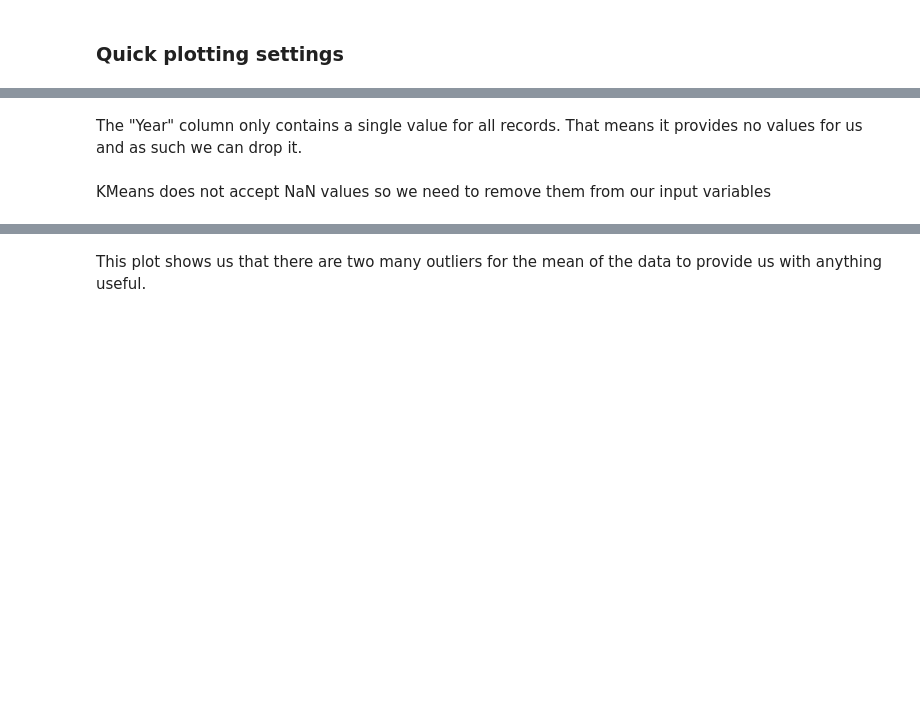
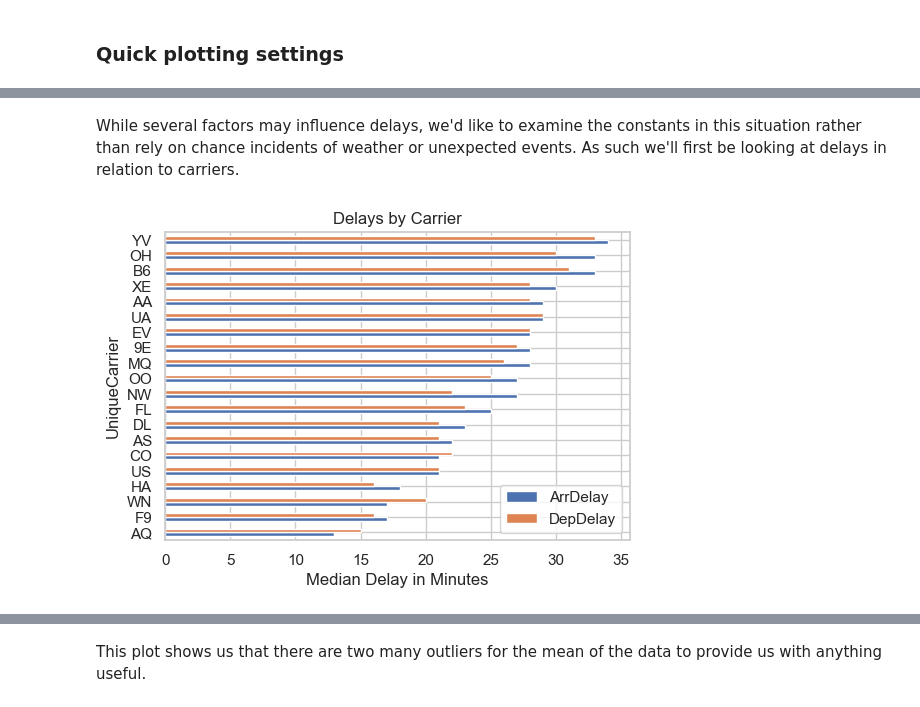
Before and after one commit to ethanbleier/Predicting-Flight-Delays-For-Domestic-Airlines, a Jupyter notebook: project2.ipynb, the cells around one changed output, grey strips where cells are left out. Drawn from its saved outputs; the diff is of its cells as text; code cells hidden in the pictures; blank space fills up the shorter version.

Commit message:
Added a some data exploration and two dataframes to help us get info on airline carriers and airports

```diff
--- a/project2.ipynb
+++ b/project2.ipynb
@@ -33,2 +46,30 @@ plt.rcParams['figure.figsize'] = 6, 4
+# %%
+df.drop(["Year", "Unnamed: 0", "DayofMonth", "DayOfWeek"], axis = 1, inplace = True)
+df = df.dropna(subset=['DepDelay', 'ArrDelay'])
+
+# Both .dat files need to be formatted properly and new column names are needed
+top_row = port_df.columns
+port_df.columns = ["AirportId", "Name", "City", "Country", "IATA", "ICAO", "Latitude",
+              "Longitude", "Altitude", "Timezone", "DST", "TZ", "Type", "Source"]
+port_df.loc[-1] = top_row
+port_df.index = port_df.index + 1
+port_df = port_df.sort_index()
+
+
+top_row = plane_df.columns
+plane_df.columns = ["AirlineId", "ID", "Name", "IATA", "ICAO", "Callsign",
+              "Country", "Active"]
+plane_df.loc[-1] = top_row
+plane_df.index = plane_df.index + 1
+plane_df = plane_df.sort_index()
+
+# plane_df and port_df have columns which we do not need or are of no use so we drop them
+port_df = port_df[port_df["Country"] == "United States"]
+port_df = port_df[port_df["IATA"] != "\\N"]
+port_df.drop(["Source", "ICAO"], axis = 1, inplace = True)
+
+plane_df = plane_df[plane_df["Country"] == "United States"]
+plane_df = plane_df.dropna(subset = ["IATA"])
+plane_df.drop(["Name", "ICAO"], axis = 1, inplace = True)
 # %%
 df.info()
@@ -39,6 +133,0 @@ df.describe()
-# %% [markdown]
-The "Year" column only contains a single value for all records. That means it provides no values for us and as such we can drop it.
-# %%
-df = df.drop(['Year'], axis=1)
-# %% [markdown]
-KMeans does not accept NaN values so we need to remove them from our input variables
@@ -46,0 +134,6 @@ df = df.dropna(subset=['DepDelay', 'ArrDelay'])
+# %% [markdown]
+While several factors may influence delays, we'd like to examine the constants in this situation rather than rely on chance incidents of weather or unexpected events. As such we'll first be looking at delays in relation to carriers.
+# %%
+df.groupby("UniqueCarrier")[["ArrDelay", "DepDelay"]].median().sort_values(by ="ArrDelay").plot.barh(title = "Delays by Carrier", xlabel = "Median Delay in Minutes");
+# %% [output]
+[figure, added]
```
Also changed, not shown: parts of 18 cells of this notebook.
